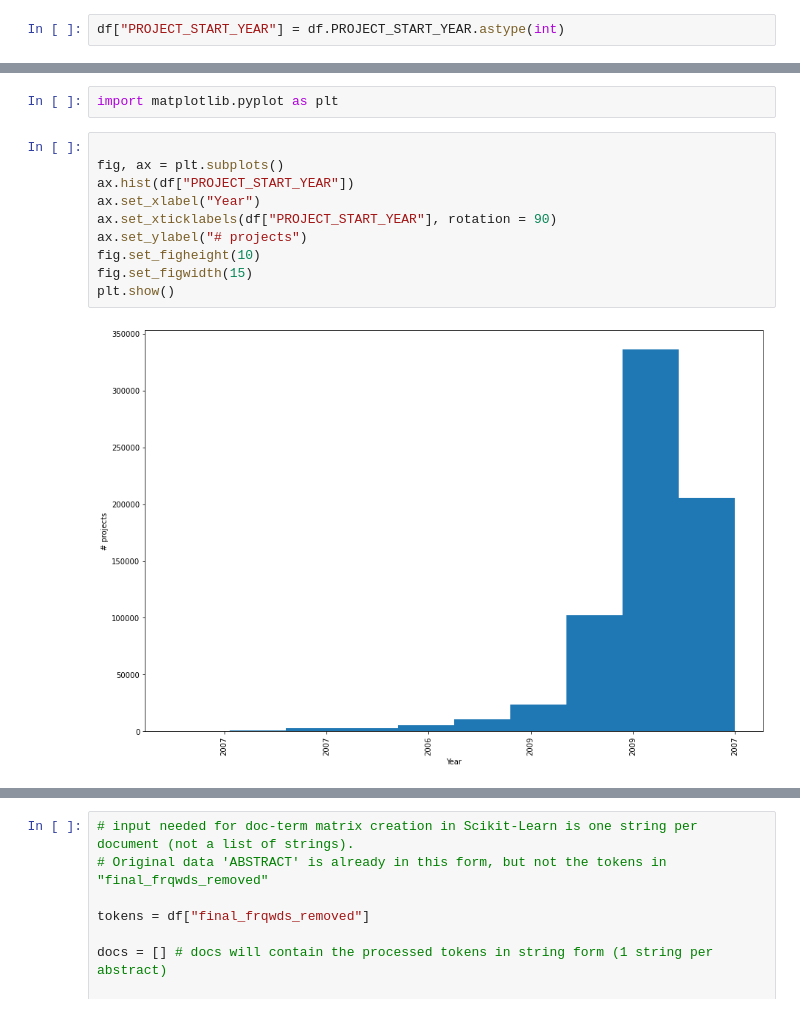
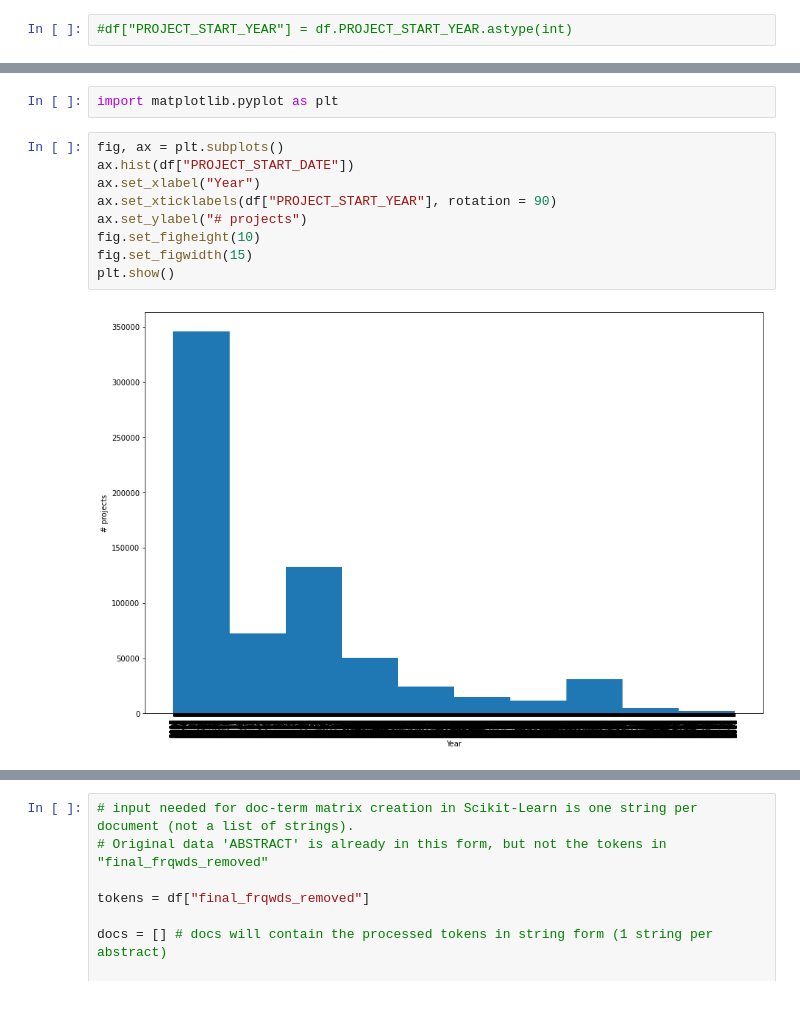
Before and after one commit to DSPG-Young-Scholars-Program/dspg21RnD, a Jupyter notebook: src/Summer-2020-approach/AI-corpus-creation-CZ.ipynb, the cells around one changed output, grey strips where cells are left out. Drawn from its saved outputs; the diff is of its cells as text.

```diff
--- a/src/Summer-2020-approach/AI-corpus-creation-CZ.ipynb
+++ b/src/Summer-2020-approach/AI-corpus-creation-CZ.ipynb
@@ -94,4 +73,4 @@ final_frqwds_removed           object
 PROJECT_START_YEAR             object
 dtype: object
 # %%
-df["PROJECT_START_YEAR"] = df.PROJECT_START_YEAR.astype(int)
+#df["PROJECT_START_YEAR"] = df.PROJECT_START_YEAR.astype(int)
@@ -122,14 +101,13 @@ df["PROJECT_START_YEAR"].mean()
 # %%
 import matplotlib.pyplot as plt
 # %%
-
 fig, ax = plt.subplots()
-ax.hist(df["PROJECT_START_YEAR"])
+ax.hist(df["PROJECT_START_DATE"])
 ax.set_xlabel("Year")
 ax.set_xticklabels(df["PROJECT_START_YEAR"], rotation = 90)
 ax.set_ylabel("# projects")
 fig.set_figheight(10)
 fig.set_figwidth(15)
 plt.show()
 # %% [output]
-[figure, old version]
+[figure, new version]
```
Also changed, not shown: parts of 6 cells of this notebook, 1 other file.
